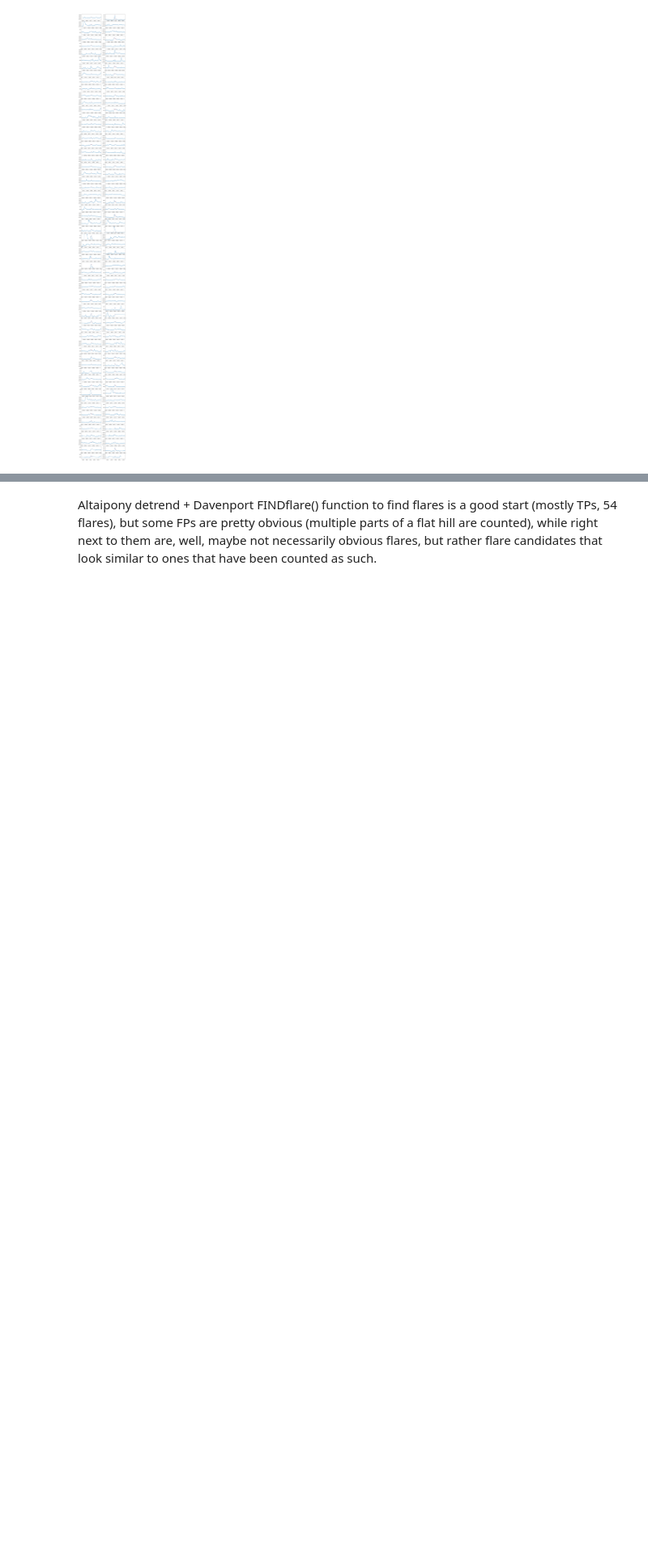
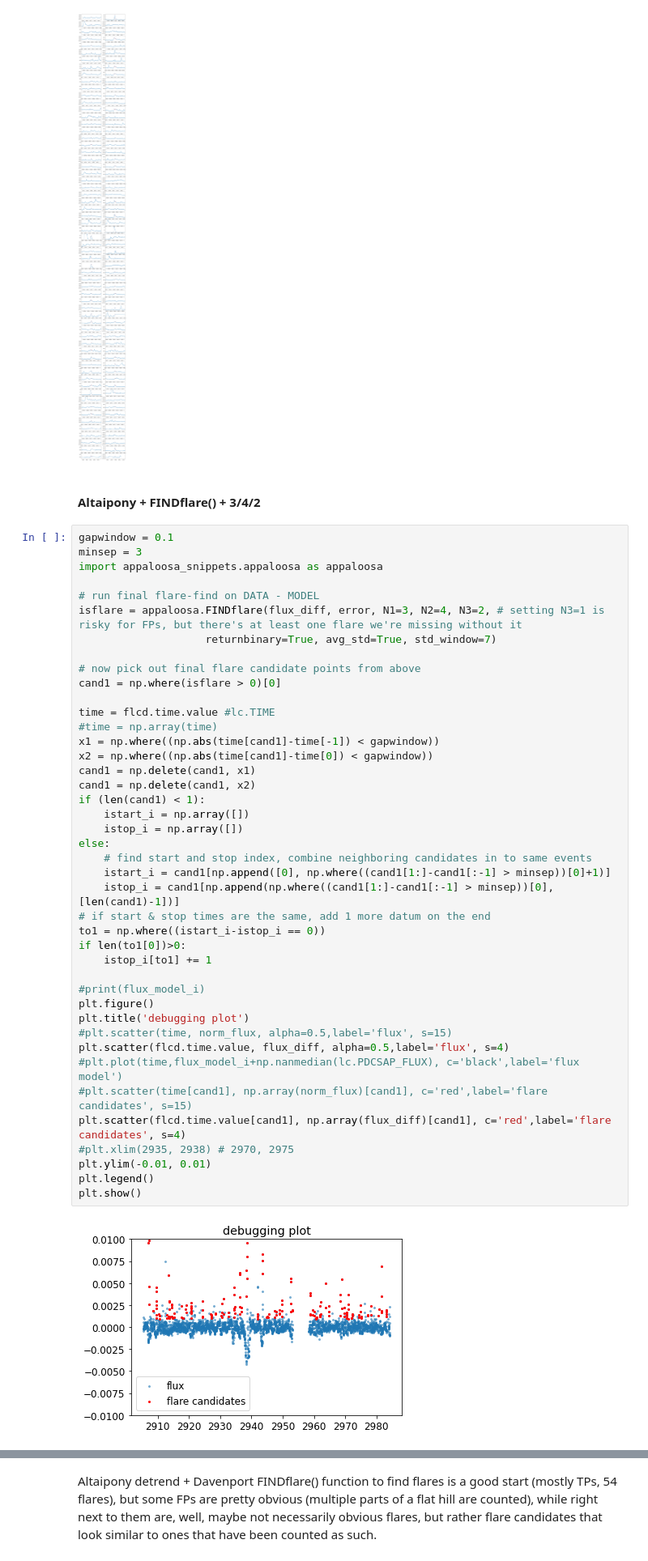
Before and after one commit to exoclam/epic-246301900, a Jupyter notebook: altaipony_procedure.ipynb, the cells around one changed output, grey strips where cells are left out. Shown at 81% size. Drawn from its saved outputs; the diff is of its cells as text; blank space fills up the shorter version.

Commit message:
added 3/4/2 model

```diff
--- a/altaipony_procedure.ipynb
+++ b/altaipony_procedure.ipynb
@@ -799,3 +800,49 @@ plt.show()
 # %% [output]
 126 [array([19]), array([78, 79, 80, 81, 82]), array([95]), array([109]), array([140, 141]), array([146]), array([150]), array([184, 185, 186, 187, 188, 189, 190]), array([229, 230, 231]), array([258] ...
 [figure]
+# %% [markdown]
+#### Altaipony + FINDflare() + 3/4/2
+# %%
+gapwindow = 0.1
+minsep = 3
+import appaloosa_snippets.appaloosa as appaloosa
+
+# run final flare-find on DATA - MODEL
+isflare = appaloosa.FINDflare(flux_diff, error, N1=3, N2=4, N3=2, # setting N3=1 is risky for FPs, but there's at least one flare we're missing without it
+                    returnbinary=True, avg_std=True, std_window=7)
+
+# now pick out final flare candidate points from above
+cand1 = np.where(isflare > 0)[0]
+
+time = flcd.time.value #lc.TIME
+#time = np.array(time)
+x1 = np.where((np.abs(time[cand1]-time[-1]) < gapwindow))
+x2 = np.where((np.abs(time[cand1]-time[0]) < gapwindow))
+cand1 = np.delete(cand1, x1)
+cand1 = np.delete(cand1, x2)
+if (len(cand1) < 1):
+    istart_i = np.array([])
+    istop_i = np.array([])
+else:
+    # find start and stop index, combine neighboring candidates in to same events
+    istart_i = cand1[np.append([0], np.where((cand1[1:]-cand1[:-1] > minsep))[0]+1)]
+    istop_i = cand1[np.append(np.where((cand1[1:]-cand1[:-1] > minsep))[0], [len(cand1)-1])]
+# if start & stop times are the same, add 1 more datum on the end
+to1 = np.where((istart_i-istop_i == 0))
+if len(to1[0])>0:
+    istop_i[to1] += 1
+
+#print(flux_model_i)
+plt.figure()
+plt.title('debugging plot')
+#plt.scatter(time, norm_flux, alpha=0.5,label='flux', s=15)
+plt.scatter(flcd.time.value, flux_diff, alpha=0.5,label='flux', s=4)
+#plt.plot(time,flux_model_i+np.nanmedian(lc.PDCSAP_FLUX), c='black',label='flux model')
+#plt.scatter(time[cand1], np.array(norm_flux)[cand1], c='red',label='flare candidates', s=15)
+plt.scatter(flcd.time.value[cand1], np.array(flux_diff)[cand1], c='red',label='flare candidates', s=4)
+#plt.xlim(2935, 2938) # 2970, 2975
+plt.ylim(-0.01, 0.01)
+plt.legend()
+plt.show()
+# %% [output]
+[figure, added]
```
Also changed, not shown: parts of 9 cells of this notebook.
